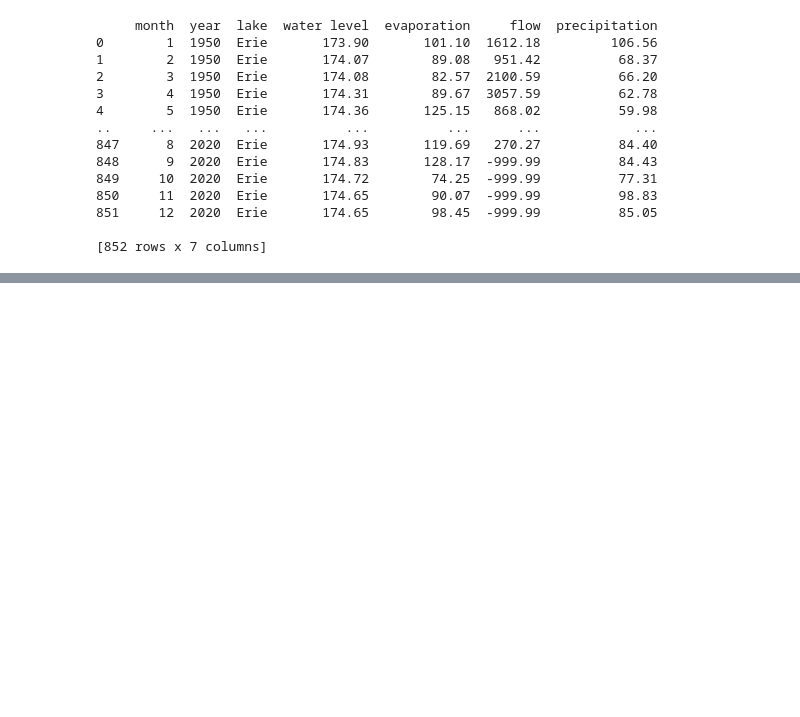
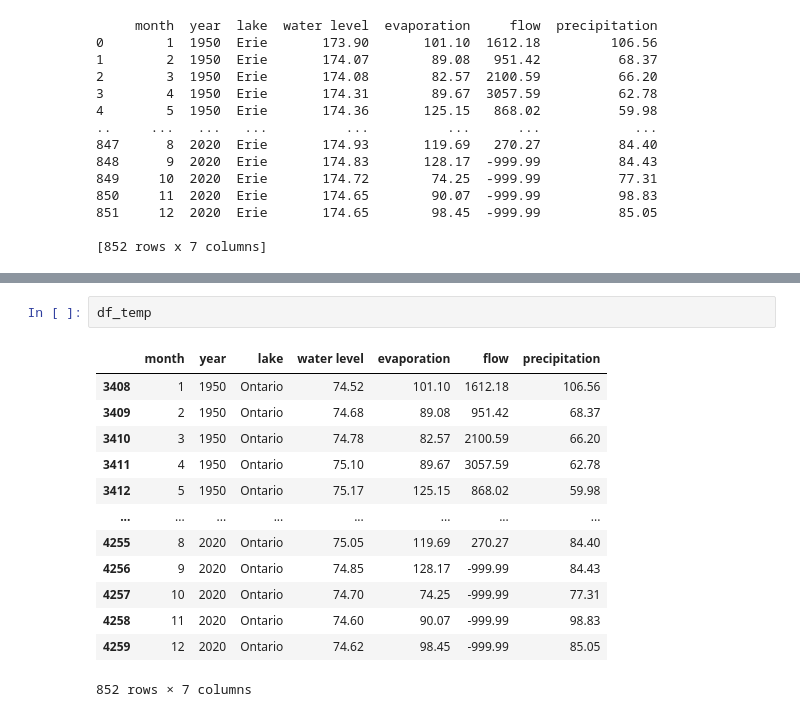
Before and after one commit to EmilioD19/Math-42-Final-Project, a Jupyter notebook: Final Project-Math42 (2).ipynb, the cells around one changed output, grey strips where cells are left out. Saved outputs shown, nothing was run; the diff lists cells and outputs as text; blank space fills up the shorter version.

```diff
--- a/Final Project-Math42 (2).ipynb
+++ b/Final Project-Math42 (2).ipynb
@@ -477,0 +510,16 @@ Initial water level: 173.9
+# %%
+df_temp
+# %% [output]
+|  | month | year | lake | water level | evaporation | flow | precipitation |
+| 3408 | 1 | 1950 | Ontario | 74.52 | 101.10 | 1612.18 | 106.56 |
+| 3409 | 2 | 1950 | Ontario | 74.68 | 89.08 | 951.42 | 68.37 |
+| 3410 | 3 | 1950 | Ontario | 74.78 | 82.57 | 2100.59 | 66.20 |
+| 3411 | 4 | 1950 | Ontario | 75.10 | 89.67 | 3057.59 | 62.78 |
+| 3412 | 5 | 1950 | Ontario | 75.17 | 125.15 | 868.02 | 59.98 |
+| ... | ... | ... | ... | ... | ... | ... | ... |
+| 4255 | 8 | 2020 | Ontario | 75.05 | 119.69 | 270.27 | 84.40 |
+| 4256 | 9 | 2020 | Ontario | 74.85 | 128.17 | -999.99 | 84.43 |
+| 4257 | 10 | 2020 | Ontario | 74.70 | 74.25 | -999.99 | 77.31 |
+| 4258 | 11 | 2020 | Ontario | 74.60 | 90.07 | -999.99 | 98.83 |
+| 4259 | 12 | 2020 | Ontario | 74.62 | 98.45 | -999.99 | 85.05 |
+852 rows × 7 columns
```
Also changed, not shown: parts of 9 cells of this notebook, 7 other files.
